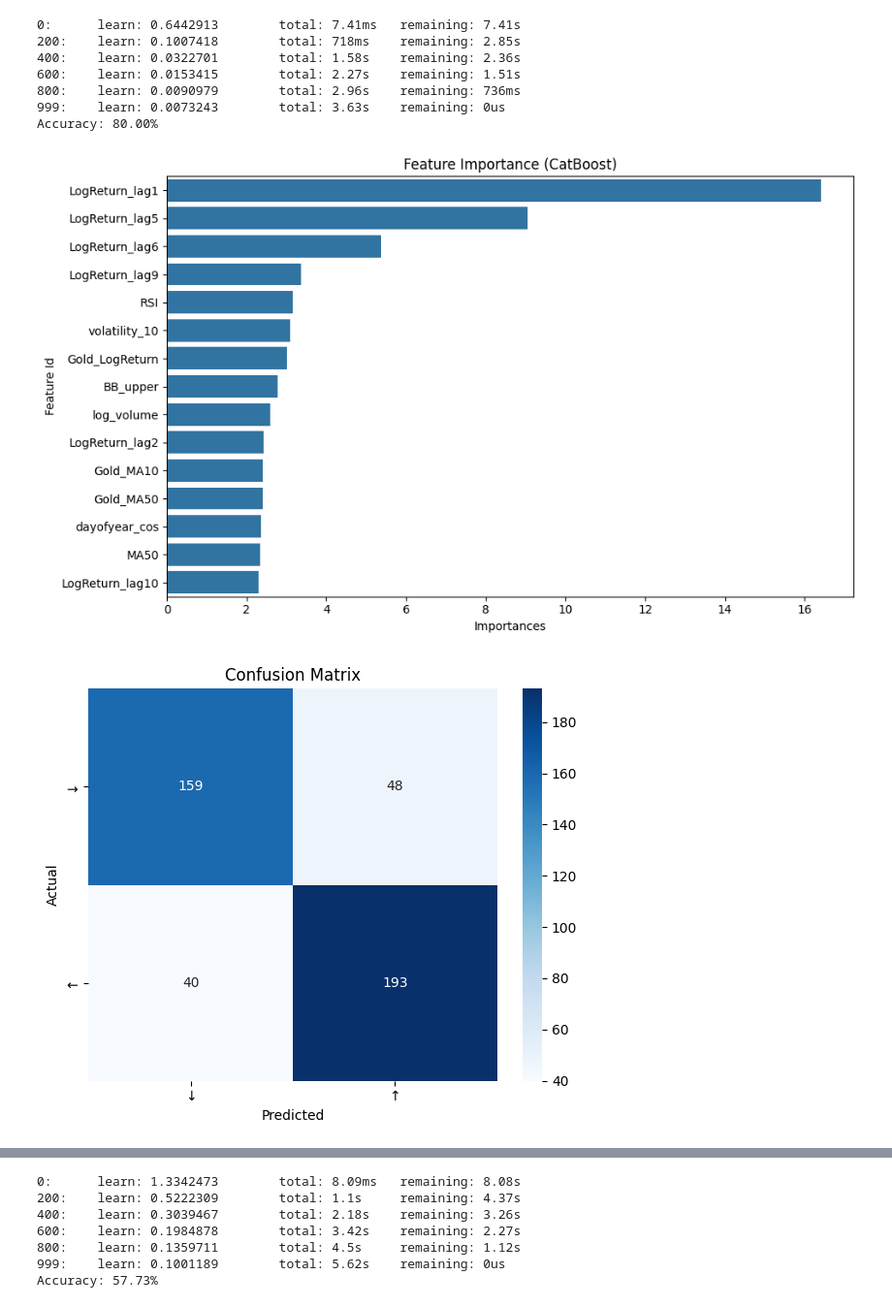
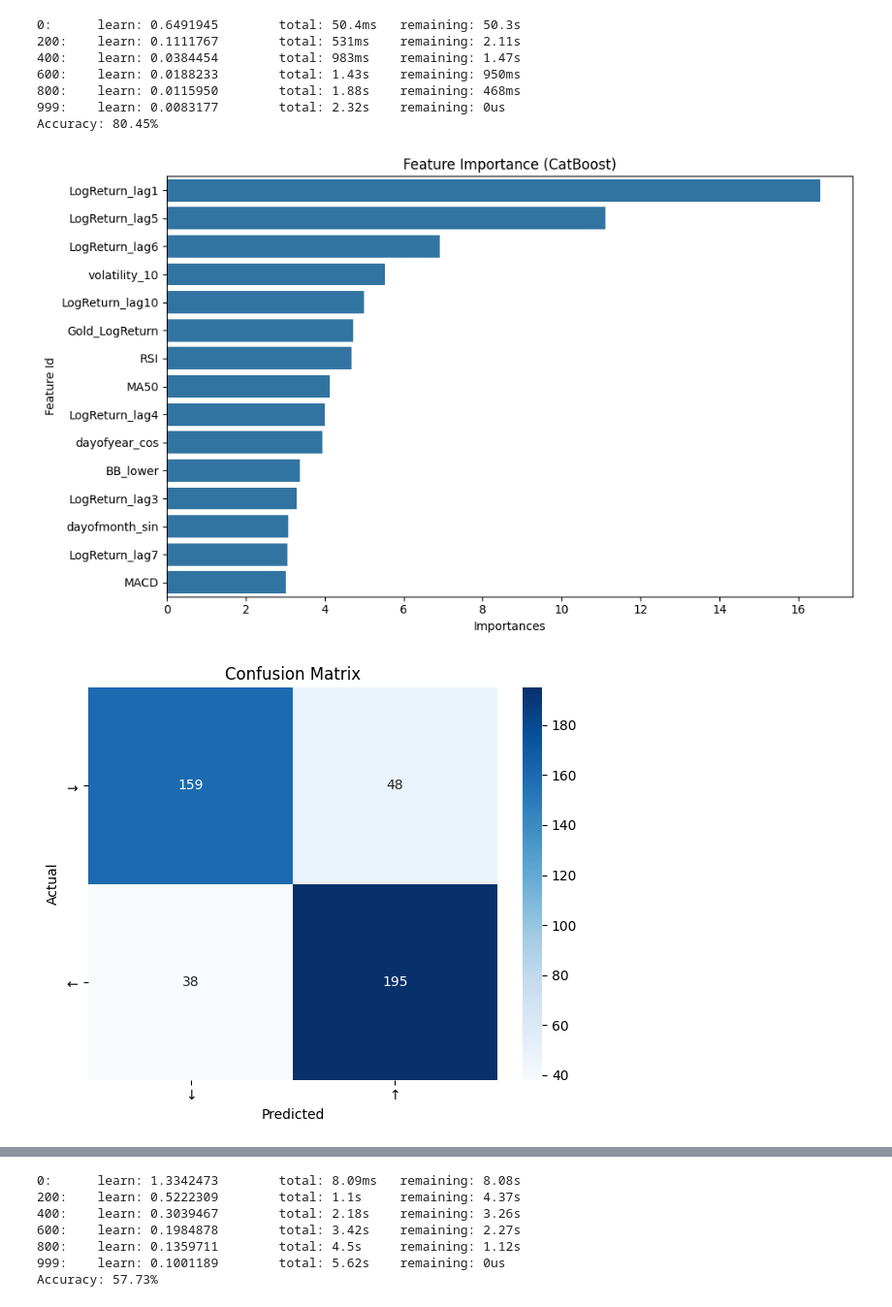
Before and after one commit to Oskar7L/Konferencja, a Jupyter notebook: model2.ipynb, the cells around one changed output, grey strips where cells are left out. Shown at 97% size. Cells and saved outputs as stored; diff of their text form; code cells hidden in the pictures.

```diff
--- a/model2.ipynb
+++ b/model2.ipynb
@@ -7,16 +7,14 @@ from sklearn.model_selection import train_test_split
 from sklearn.metrics import accuracy_score, confusion_matrix, roc_curve, auc
 
 # Wczytanie danych
-data = pd.read_csv('transformed_data.csv')
+data = pd.read_csv('data_final.csv')
 data_class = data.copy()
 
 # Przekształcenie 'LogReturn' do wartości binarnych
 data_class['LogReturn'] = (data['LogReturn'] > 0).astype(int)
-data_class['date'] = pd.to_datetime(data_class['date'])
-data_class = data_class.loc[data_class['date'].dt.year < 2019]
 
 # Przygotowanie X i Y
-X = data_class.drop(['LogReturn', 'date'], axis=1)
+X = data_class.drop(['LogReturn'], axis=1)
 Y = data_class['LogReturn']
 
 # Podział danych
@@ -42,39 +40,39 @@ sns.barplot(x='Importances', y='Feature Id', data=top15.sort_values(by='Importan
 plt.title('Feature Importance (CatBoost)')
 plt.tight_layout()
 plt.show()
 
 # === CONFUSION MATRIX ===
 conf_mat = confusion_matrix(y_test, y_pred)
 plt.figure(figsize=(6, 5))
 sns.heatmap(conf_mat, annot=True, fmt='d', cmap='Blues', xticklabels=['↓', '↑'], yticklabels=['↓', '↑'])
 plt.xlabel('Predicted')
 plt.ylabel('Actual')
 plt.title('Confusion Matrix')
 plt.tight_layout()
 plt.show()
 
 # === ROC CURVE + AUC ===
 fpr, tpr, _ = roc_curve(y_test, y_prob)
 roc_auc = auc(fpr, tpr)
 
 plt.figure(figsize=(6, 5))
 plt.plot(fpr, tpr, label=f'ROC Curve (AUC = {roc_auc:.2f})')
 plt.plot([0, 1], [0, 1], 'k--', lw=1)
 plt.xlabel('False Positive Rate')
 plt.ylabel('True Positive Rate')
 plt.title('ROC Curve')
 plt.legend()
 plt.tight_layout()
 plt.show()
 from sklearn.metrics import classification_report
 print(classification_report(y_test, y_pred))
 # %% [output]
-0:      learn: 0.6442913        total: 7.41ms   remaining: 7.41s
-200:    learn: 0.1007418        total: 718ms    remaining: 2.85s
-400:    learn: 0.0322701        total: 1.58s    remaining: 2.36s
-600:    learn: 0.0153415        total: 2.27s    remaining: 1.51s
-800:    learn: 0.0090979        total: 2.96s    remaining: 736ms
-999:    learn: 0.0073243        total: 3.63s    remaining: 0us
-Accuracy: 80.00%
+0:      learn: 0.6491945        total: 50.4ms   remaining: 50.3s
+200:    learn: 0.1111767        total: 531ms    remaining: 2.11s
+400:    learn: 0.0384454        total: 983ms    remaining: 1.47s
+600:    learn: 0.0188233        total: 1.43s    remaining: 950ms
+800:    learn: 0.0115950        total: 1.88s    remaining: 468ms
+999:    learn: 0.0083177        total: 2.32s    remaining: 0us
+Accuracy: 80.45%
-[figure, old version]
+[figure, new version]
-[figure, old version]
+[figure, new version]
```
Also changed, not shown: parts of 3 cells of this notebook, 8 other files.
